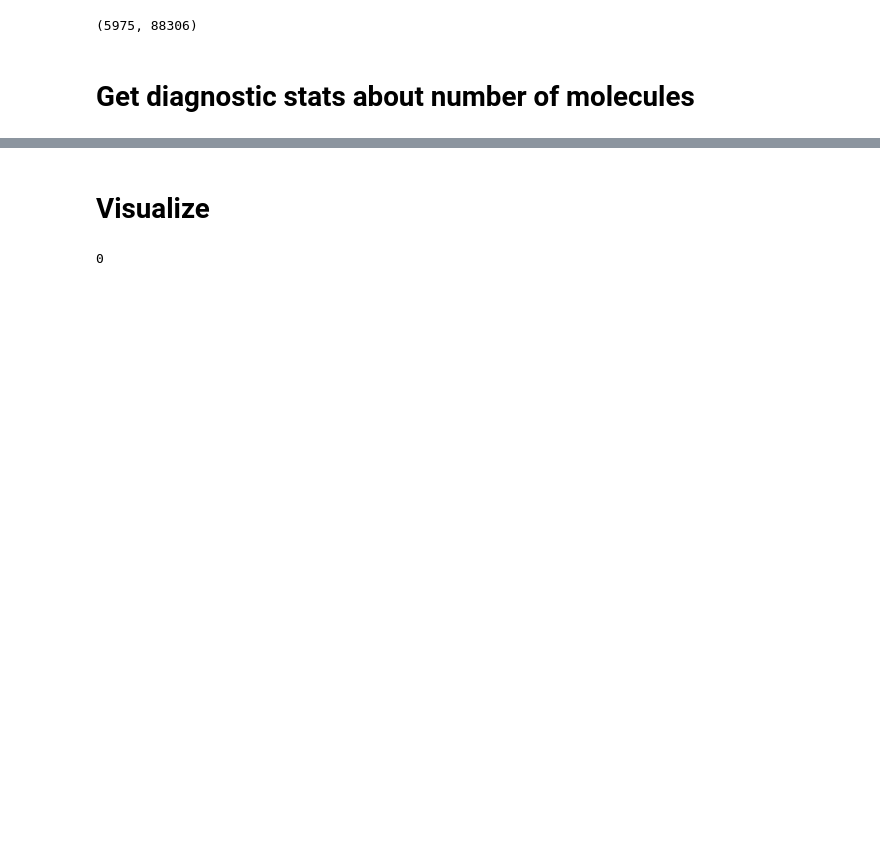
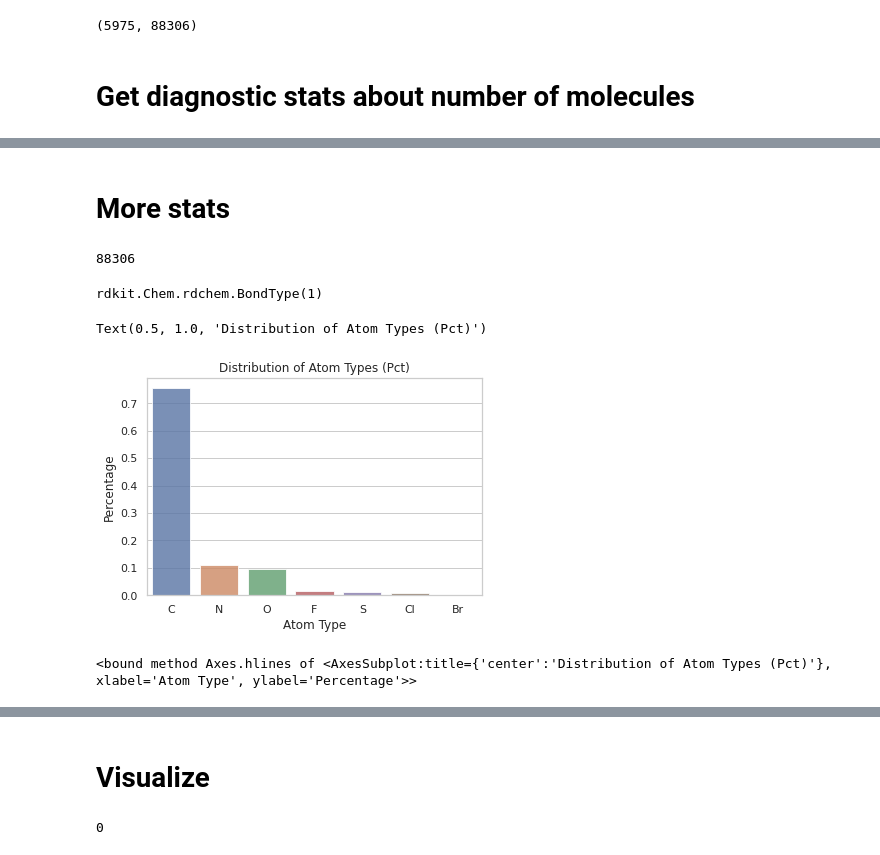
Before and after one commit to octavdragoi/tum-thesis, a Jupyter notebook: ntbk/dataset-analysis.ipynb, the cells around one changed output, grey strips where cells are left out. Saved outputs shown, nothing was run; the diff lists cells and outputs as text; code cells hidden in the pictures; blank space fills up the shorter version.

```diff
--- a/ntbk/dataset-analysis.ipynb
+++ b/ntbk/dataset-analysis.ipynb
@@ -59,0 +76,29 @@ plt.savefig(path + "ratio_hist.png")
+# %% [markdown]
+# More stats
+# %%
+len(mol_graphs)
+# %% [output]
+88306
+# %%
+x = mol_graphs[0].mols[1]
+# %%
+x.bonds[0].bond_type
+# %% [output]
+rdkit.Chem.rdchem.BondType(1)
+# %%
+symbols = [x.symbol for y in mol_graphs for x in y.mols[1].atoms]
+symb_counts = pd.Series(symbols).value_counts().reset_index()
+symb_counts[0] = symb_counts[0]/symb_counts[0].sum()
+
+g = sns.barplot(y = 0, x = "index", data = symb_counts, ci="sd", alpha = 0.8)
+# g.despine(left=True)
+g.set_xlabel("Atom Type")
+g.set_ylabel("Percentage")
+g.set_title("Distribution of Atom Types (Pct)")
+# %% [output]
+Text(0.5, 1.0, 'Distribution of Atom Types (Pct)')
+[figure, added]
+# %%
+g.hlines
+# %% [output]
+<bound method Axes.hlines of <AxesSubplot:title={'center':'Distribution of Atom Types (Pct)'}, xlabel='Atom Type', ylabel='Percentage'>>
```
Also changed, not shown: parts of 11 cells of this notebook, 9 other files.
